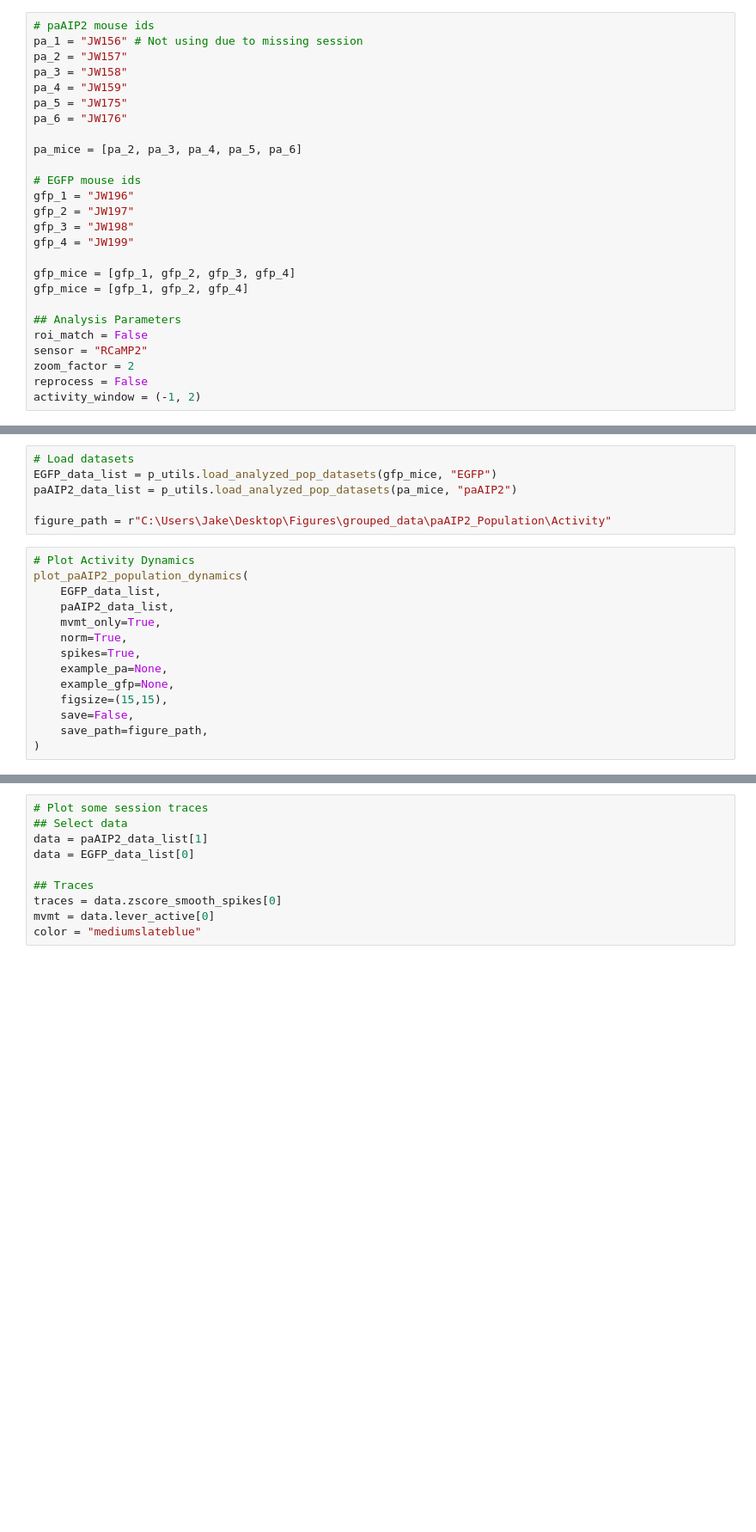
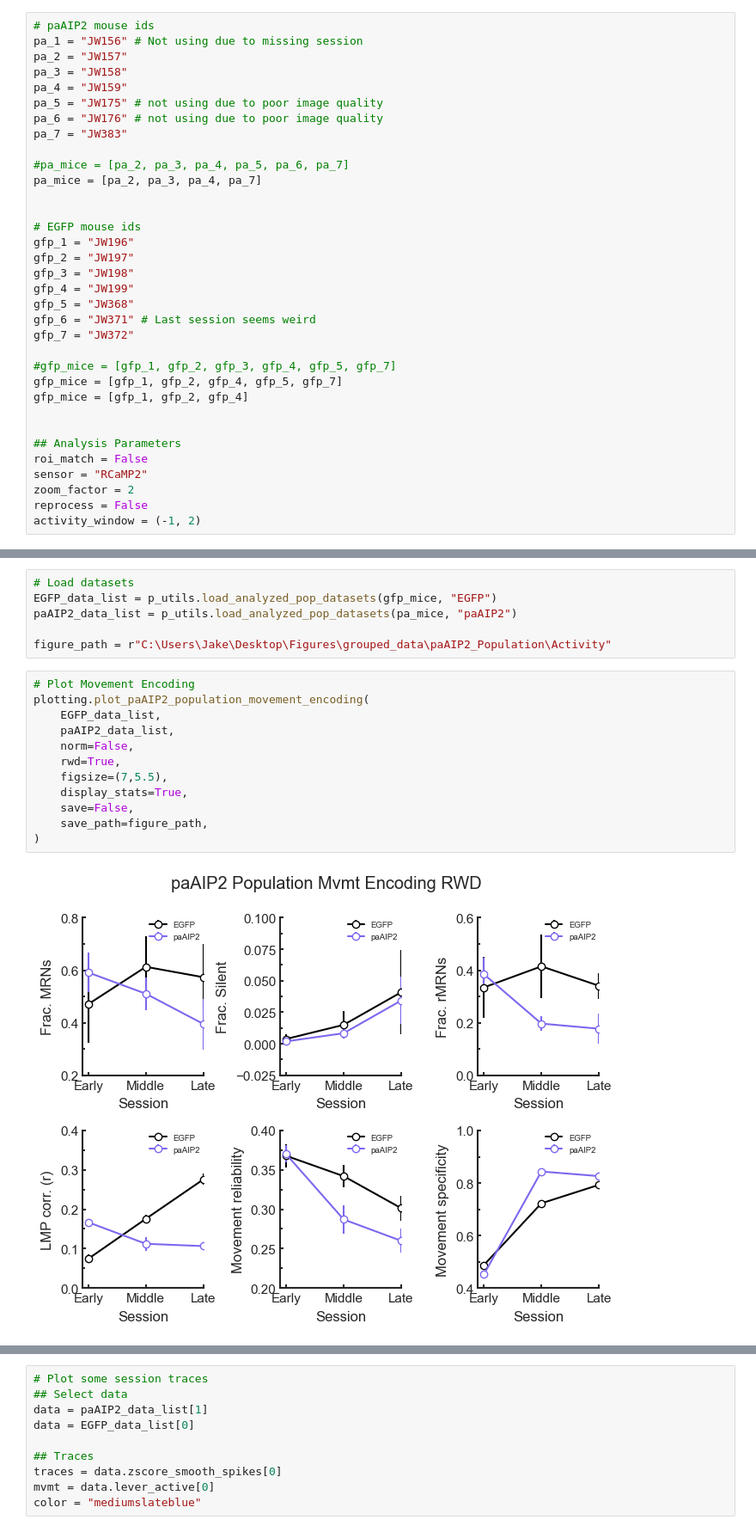
Before and after one commit to wjakewright/Lab_Analyses, a Jupyter notebook: Lab_Analyses/Population_Analysis/paAIP2_Population_Analysis_v2.ipynb, the cells around one changed output, grey strips where cells are left out. Shown at 86% size. Cells and saved outputs as stored; diff of their text form; blank space fills up the shorter version.

```diff
--- a/Lab_Analyses/Population_Analysis/paAIP2_Population_Analysis_v2.ipynb
+++ b/Lab_Analyses/Population_Analysis/paAIP2_Population_Analysis_v2.ipynb
@@ -23,19 +26,27 @@ pa_1 = "JW156" # Not using due to missing session
 pa_2 = "JW157"
 pa_3 = "JW158"
 pa_4 = "JW159"
-pa_5 = "JW175"
-pa_6 = "JW176"
+pa_5 = "JW175" # not using due to poor image quality
+pa_6 = "JW176" # not using due to poor image quality
+pa_7 = "JW383"
 
-pa_mice = [pa_2, pa_3, pa_4, pa_5, pa_6]
+#pa_mice = [pa_2, pa_3, pa_4, pa_5, pa_6, pa_7]
+pa_mice = [pa_2, pa_3, pa_4, pa_7]
+
 
 # EGFP mouse ids
 gfp_1 = "JW196"
 gfp_2 = "JW197"
 gfp_3 = "JW198"
 gfp_4 = "JW199"
+gfp_5 = "JW368"
+gfp_6 = "JW371" # Last session seems weird
+gfp_7 = "JW372"
 
-gfp_mice = [gfp_1, gfp_2, gfp_3, gfp_4]
+#gfp_mice = [gfp_1, gfp_2, gfp_3, gfp_4, gfp_5, gfp_7]
+gfp_mice = [gfp_1, gfp_2, gfp_4, gfp_5, gfp_7]
 gfp_mice = [gfp_1, gfp_2, gfp_4]
+
 
 ## Analysis Parameters
 roi_match = False
@@ -85,16 +140,16 @@ paAIP2_data_list = p_utils.load_analyzed_pop_datasets(pa_mice, "paAIP2")
 
 figure_path = r"C:\Users\Jake\Desktop\Figures\grouped_data\paAIP2_Population\Activity"
 # %%
-# Plot Activity Dynamics
-plot_paAIP2_population_dynamics(
+# Plot Movement Encoding
+plotting.plot_paAIP2_population_movement_encoding(
     EGFP_data_list,
     paAIP2_data_list,
-    mvmt_only=True,
-    norm=True,
-    spikes=True,
-    example_pa=None,
-    example_gfp=None,
-    figsize=(15,15),
+    norm=False,
+    rwd=True,
+    figsize=(7,5.5),
+    display_stats=True,
     save=False,
     save_path=figure_path,
 )
+# %% [output]
+[figure, added]
```
Also changed, not shown: parts of 33 cells of this notebook, 48 other files.
